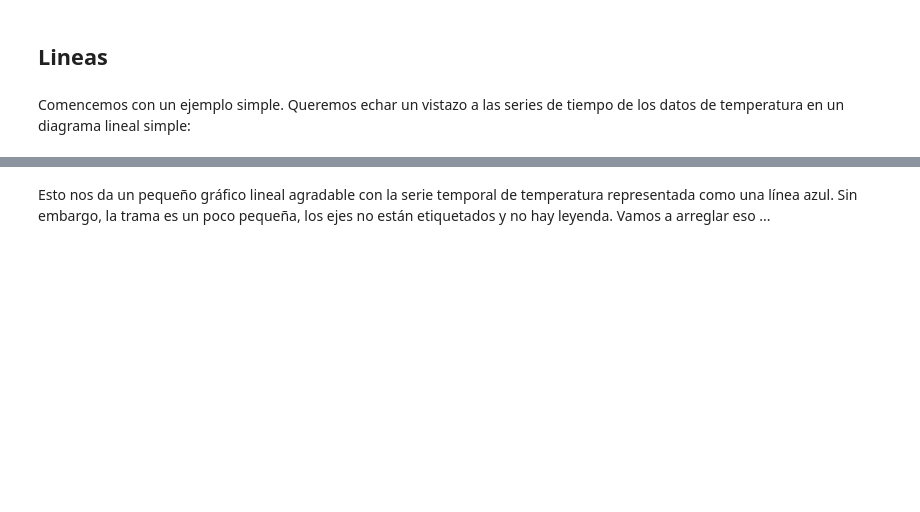
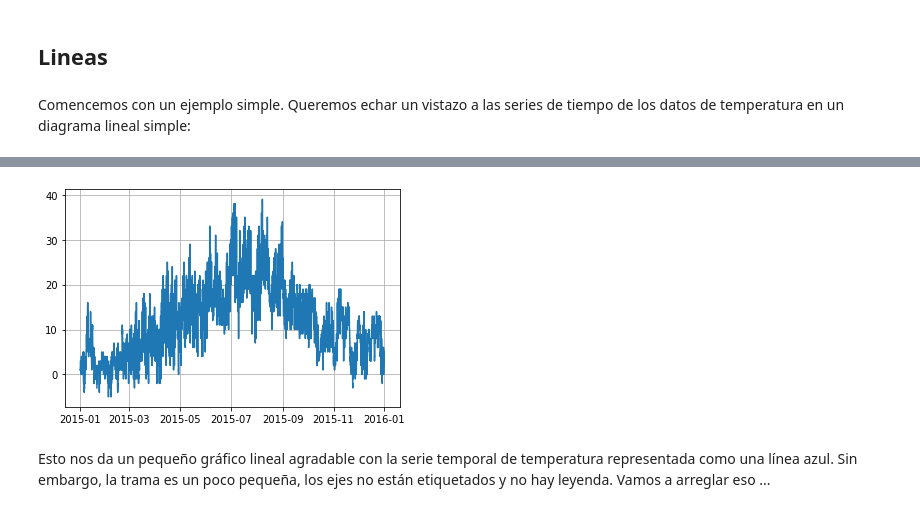
Before and after one commit to renatojobal/python_sol, a Jupyter notebook: Clases/Semana5_MATPLOTLIB/matplotlib_pandas_apuntes.ipynb, the cells around one changed output, grey strips where cells are left out. Cells and saved outputs as stored; diff of their text form; code cells hidden in the pictures; blank space fills up the shorter version.

```diff
--- a/Clases/Semana5_MATPLOTLIB/matplotlib_pandas_apuntes.ipynb
+++ b/Clases/Semana5_MATPLOTLIB/matplotlib_pandas_apuntes.ipynb
@@ -37,2 +38,8 @@ data = pd.read_csv('frankfurt_weather.csv', parse_dates=['time'], index_col='tim
+# %%
+plt.plot(data.air_temperature)
+plt.grid(True)
+plt.show()
+# %% [output]
+[figure, added]
 # %% [markdown]
 Esto nos da un pequeño gráfico lineal agradable con la serie temporal de temperatura representada como una línea azul. Sin embargo, la trama es un poco pequeña, los ejes no están etiquetados y no hay leyenda. Vamos a arreglar eso ...
```
Also changed, not shown: parts of 25 cells of this notebook, 10 other files.
